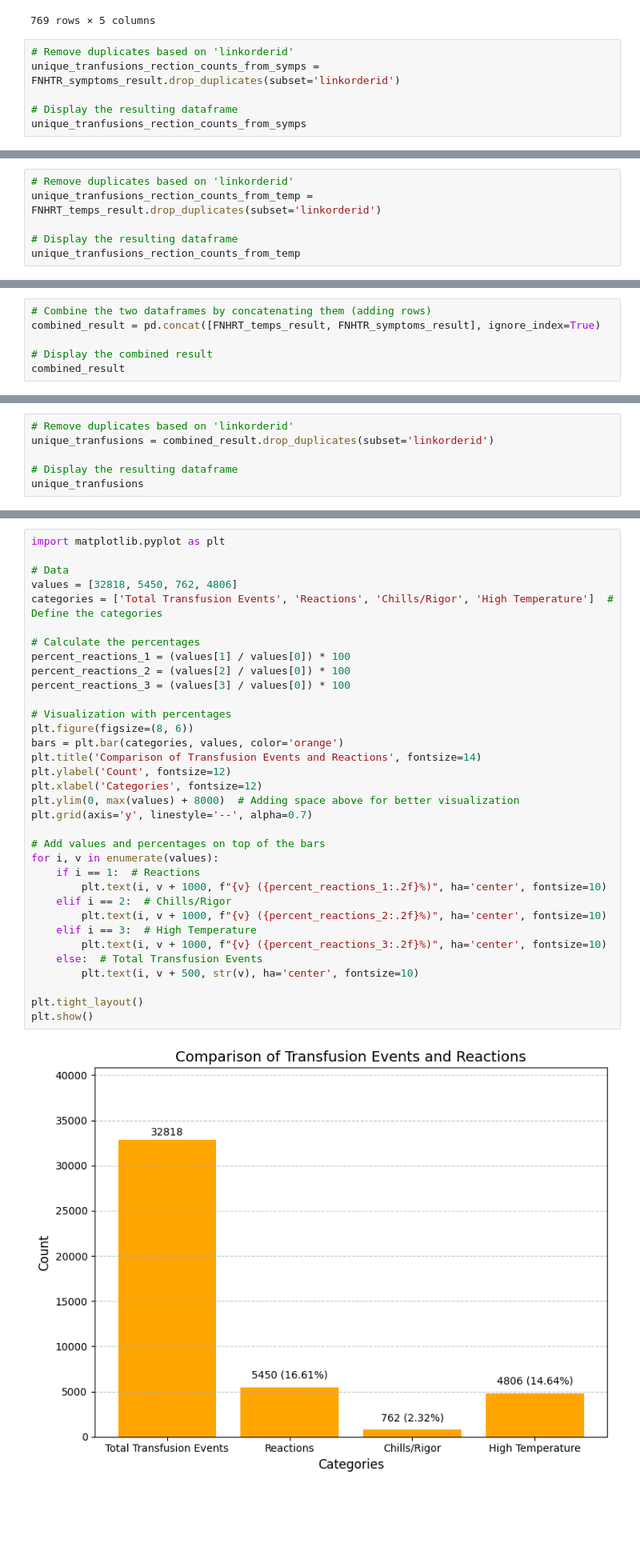
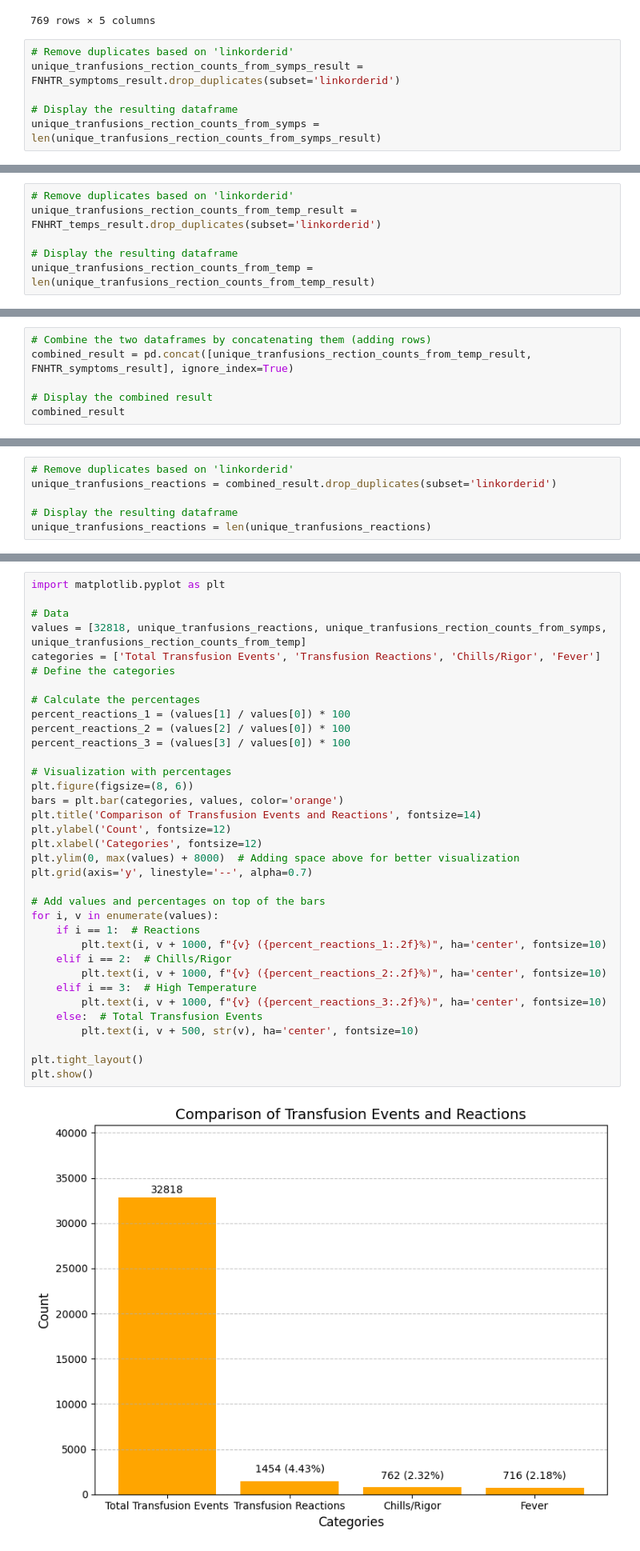
Before and after one commit to kmorhun/tranfusion-reactions, a Jupyter notebook: FNHTR/fnhtr_combined.ipynb, the cells around one changed output, grey strips where cells are left out. Shown at 80% size. Drawn from its saved outputs; the diff is of its cells as text; blank space fills up the shorter version.

Commit message:
corrected definitions, led to less reactions

```diff
--- a/FNHTR/fnhtr_combined.ipynb
+++ b/FNHTR/fnhtr_combined.ipynb
@@ -79,7 +79,7 @@ FNHTR_symptoms_result
 769 rows × 5 columns
 # %%
 # Remove duplicates based on 'linkorderid'
-unique_tranfusions_rection_counts_from_symps = FNHTR_symptoms_result.drop_duplicates(subset='linkorderid')
+unique_tranfusions_rection_counts_from_symps_result = FNHTR_symptoms_result.drop_duplicates(subset='linkorderid')
 
 # Display the resulting dataframe
-unique_tranfusions_rection_counts_from_symps
+unique_tranfusions_rection_counts_from_symps = len(unique_tranfusions_rection_counts_from_symps_result)
@@ -122,6 +108,6 @@ FNHRT_temps_result
 # %%
 # Remove duplicates based on 'linkorderid'
-unique_tranfusions_rection_counts_from_temp = FNHRT_temps_result.drop_duplicates(subset='linkorderid')
+unique_tranfusions_rection_counts_from_temp_result = FNHRT_temps_result.drop_duplicates(subset='linkorderid')
 
 # Display the resulting dataframe
-unique_tranfusions_rection_counts_from_temp
+unique_tranfusions_rection_counts_from_temp = len(unique_tranfusions_rection_counts_from_temp_result)
@@ -142,6 +114,6 @@ unique_tranfusions_rection_counts_from_temp
 # %%
 # Combine the two dataframes by concatenating them (adding rows)
-combined_result = pd.concat([FNHRT_temps_result, FNHTR_symptoms_result], ignore_index=True)
+combined_result = pd.concat([unique_tranfusions_rection_counts_from_temp_result, FNHTR_symptoms_result], ignore_index=True)
 
 # Display the combined result
 combined_result
@@ -162,6 +134,6 @@ combined_result
 # %%
 # Remove duplicates based on 'linkorderid'
-unique_tranfusions = combined_result.drop_duplicates(subset='linkorderid')
+unique_tranfusions_reactions = combined_result.drop_duplicates(subset='linkorderid')
 
 # Display the resulting dataframe
-unique_tranfusions
+unique_tranfusions_reactions = len(unique_tranfusions_reactions)
@@ -203,38 +147,38 @@ unique_patients
 import matplotlib.pyplot as plt
 
 # Data
-values = [32818, 5450, 762, 4806]
-categories = ['Total Transfusion Events', 'Reactions', 'Chills/Rigor', 'High Temperature']  # Define the categories
+values = [32818, unique_tranfusions_reactions, unique_tranfusions_rection_counts_from_symps, unique_tranfusions_rection_counts_from_temp]
+categories = ['Total Transfusion Events', 'Transfusion Reactions', 'Chills/Rigor', 'Fever']  # Define the categories
 
 # Calculate the percentages
 percent_reactions_1 = (values[1] / values[0]) * 100
 percent_reactions_2 = (values[2] / values[0]) * 100
 percent_reactions_3 = (values[3] / values[0]) * 100
 
 # Visualization with percentages
 plt.figure(figsize=(8, 6))
 bars = plt.bar(categories, values, color='orange')
 plt.title('Comparison of Transfusion Events and Reactions', fontsize=14)
 plt.ylabel('Count', fontsize=12)
 plt.xlabel('Categories', fontsize=12)
 plt.ylim(0, max(values) + 8000)  # Adding space above for better visualization
 plt.grid(axis='y', linestyle='--', alpha=0.7)
 
 # Add values and percentages on top of the bars
 for i, v in enumerate(values):
     if i == 1:  # Reactions
         plt.text(i, v + 1000, f"{v} ({percent_reactions_1:.2f}%)", ha='center', fontsize=10)
     elif i == 2:  # Chills/Rigor
         plt.text(i, v + 1000, f"{v} ({percent_reactions_2:.2f}%)", ha='center', fontsize=10)
     elif i == 3:  # High Temperature
         plt.text(i, v + 1000, f"{v} ({percent_reactions_3:.2f}%)", ha='center', fontsize=10)
     else:  # Total Transfusion Events
         plt.text(i, v + 500, str(v), ha='center', fontsize=10)
 
 plt.tight_layout()
 plt.show()
 # %% [output]
-[figure, old version]
+[figure, new version]
 # %%
 values = [32818, 1711]
 
```
Also changed, not shown: parts of 10 cells of this notebook, 1 other file.
